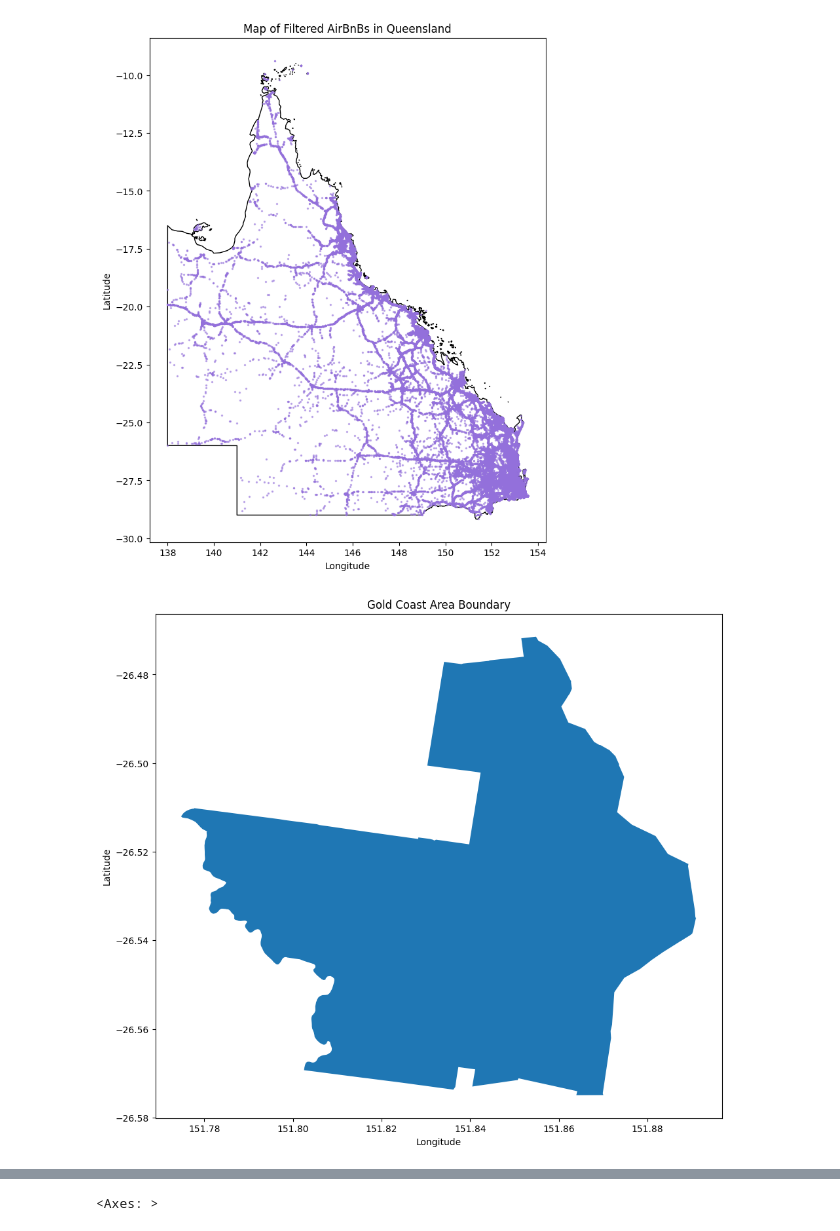
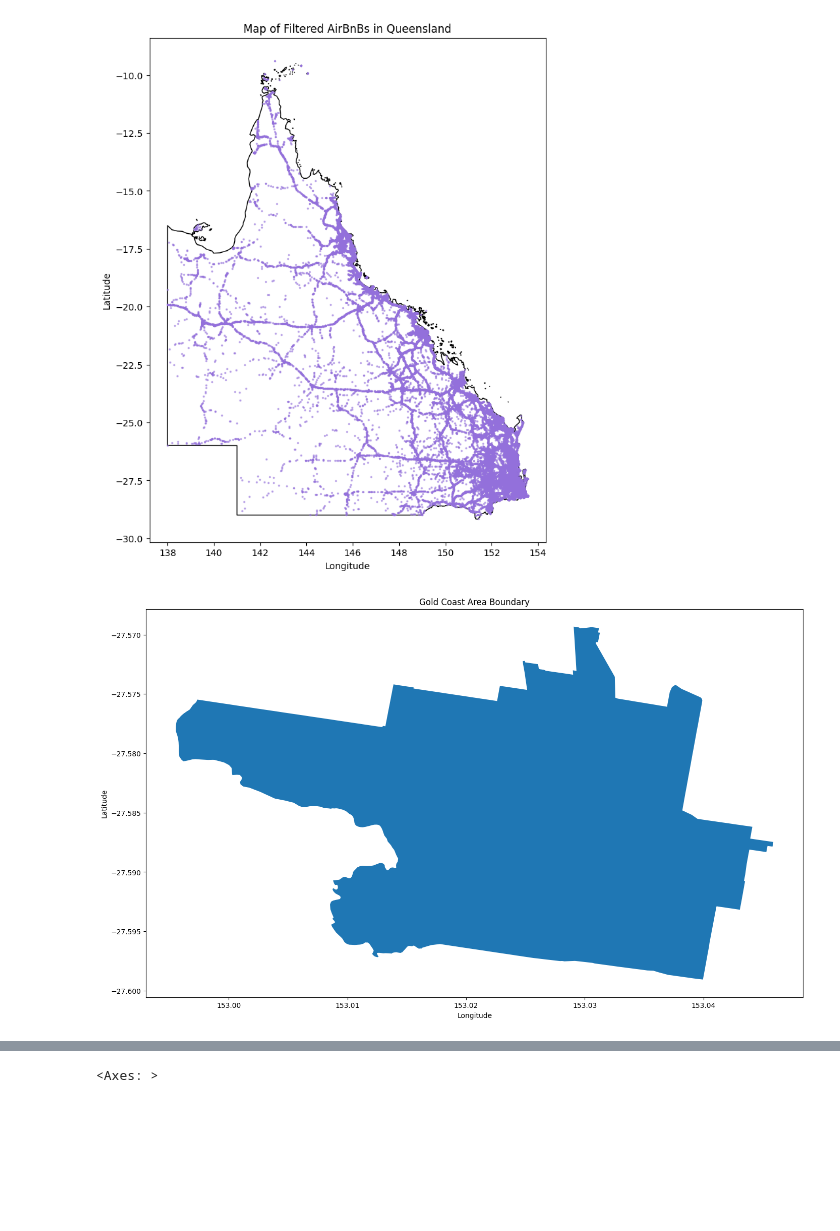
Before and after one commit to thome123/dateproject, a Jupyter notebook: maps.ipynb, the cells around one changed output, grey strips where cells are left out. Drawn from its saved outputs; the diff is of its cells as text; code cells hidden in the pictures; blank space fills up the shorter version.

```diff
--- a/maps.ipynb
+++ b/maps.ipynb
@@ -77,16 +84,16 @@ plt.show()
 # %%
 burbs = gp.GeoDataFrame.from_file(
     'C:\\Users\\oliver\\1161\\dateproject\\date\\GDA2020\\qld_localities.shp')
 burbs.set_crs(epsg=5234, inplace=True, allow_override=True)
-gold_coast = burbs[burbs['LOC_NAME'].str.contains('Kingaroy', case=False)]
+gold_coast = burbs[burbs['LOC_NAME'].str.contains('Acacia Ridge', case=False)]
 gold_coast.plot()
 plt.title('Gold Coast Area Boundary')
 plt.xlabel('Longitude')
 plt.ylabel('Latitude')
 plt.show()
 burbs.head(10)
 # %% [output]
-[figure, old version]
+[figure, new version]
 |  | LC_PLY_PID | LOC_PID | DT_CREATE | LOC_NAME | LOC_CLASS | STATE | geometry |
 | 0 | lcp1538f231f6a1 | locb9e60560b913 | 2021-06-24 | Abbeywood | Gazetted Locality | QLD | POLYGON ((151.638 -26.146, 151.63... |
 | 1 | lcp5c0cb0eb8528 | locda24ebdbfa94 | 2021-06-24 | Abbotsford | Gazetted Locality | QLD | POLYGON ((152.004 -24.883, 151.99... |
```
Also changed, not shown: parts of 9 cells of this notebook.
